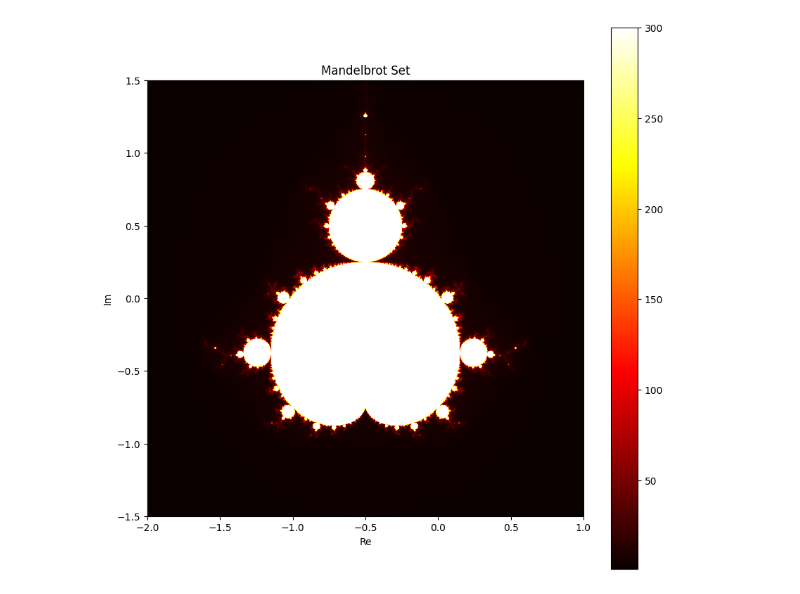
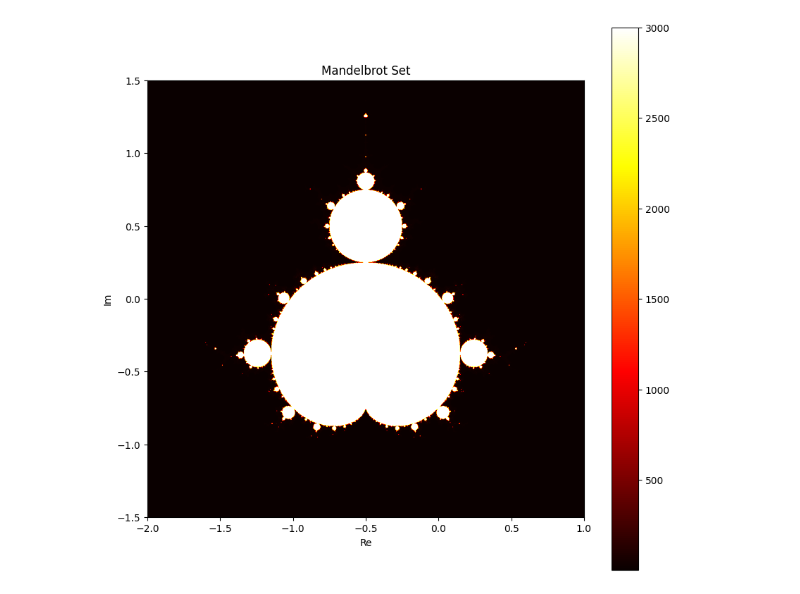
Before and after one commit to 736B796E6574/mandelbrot, a Jupyter notebook: Mandy.ipynb, the cells around one changed output. Cells and saved outputs as stored; diff of their text form; code cells hidden in the pictures.

```diff
--- a/Mandy.ipynb
+++ b/Mandy.ipynb
@@ -20,16 +20,16 @@ def mandelbrot_set(xmin, xmax, ymin, ymax, width, height, max_iter):
 # %%
 xmin, xmax, ymin, ymax = -2.0, 1.0, -1.5, 1.5
 width, height = 1000, 1000
-max_iter = 1000
+max_iter = 3000
 
 mandelbrot_image = mandelbrot_set(xmin, xmax, ymin, ymax, width, height, max_iter)
 
 plt.figure(figsize=(10, 10))
 plt.imshow(mandelbrot_image, extent=[xmin, xmax, ymin, ymax], cmap="hot")
 plt.colorbar()
 plt.title("Mandelbrot Set")
 plt.xlabel("Re")
 plt.ylabel("Im")
 plt.show()
 # %% [output]
-[figure, old version]
+[figure, new version]
```
Also changed, not shown: 1 other file.
